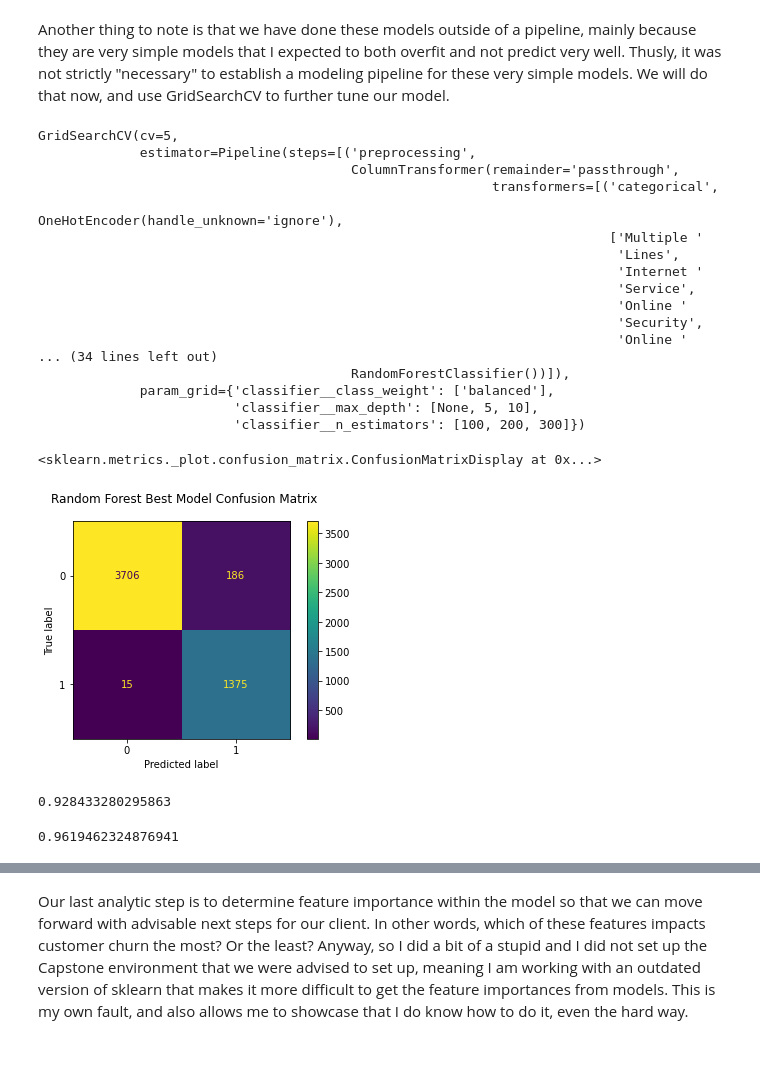
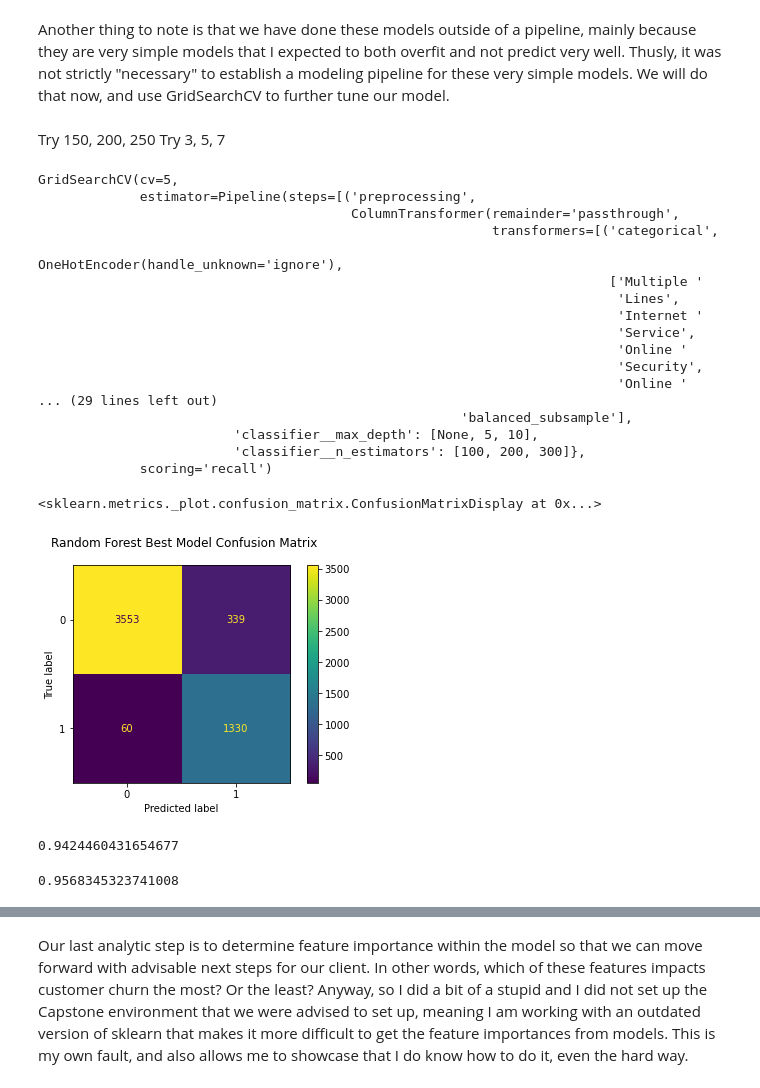
Before and after one commit to falloutb1tch/ChurnBackTime, a Jupyter notebook: Final.ipynb, the cells around one changed output, grey strips where cells are left out. Cells and saved outputs as stored; diff of their text form; code cells hidden in the pictures; blank space fills up the shorter version.

```diff
--- a/Final.ipynb
+++ b/Final.ipynb
@@ -677,12 +702,15 @@ model_pipeline = Pipeline(steps=[('preprocessing', prep_pipeline),
 param_grid = {
     'classifier__n_estimators': [100, 200, 300],
     'classifier__max_depth': [None, 5, 10],
-    'classifier__class_weight': ['balanced'],
+    'classifier__class_weight': [None, 'balanced', 'balanced_subsample']
 }
+# %% [markdown]
+Try 150, 200, 250
+Try 3, 5, 7
 # %%
-grid_search = GridSearchCV(estimator=model_pipeline, param_grid=param_grid, cv=5)
+grid_search = GridSearchCV(estimator=model_pipeline, param_grid=param_grid, cv=5, scoring='recall')
 # %%
-grid_search.fit(X_train, y_train)
+grid_search.fit(X_train, encoded_y_train)
 # %% [output]
 GridSearchCV(cv=5,
              estimator=Pipeline(steps=[('preprocessing',
@@ -696,28 +724,28 @@ GridSearchCV(cv=5,
                                                                           'Online '
                                                                           'Security',
                                                                           'Online '
-... (34 lines left out)
-                                        RandomForestClassifier())]),
-             param_grid={'classifier__class_weight': ['balanced'],
+... (29 lines left out)
+                                                      'balanced_subsample'],
                          'classifier__max_depth': [None, 5, 10],
-                         'classifier__n_estimators': [100, 200, 300]})
+                         'classifier__n_estimators': [100, 200, 300]},
+             scoring='recall')
 # %%
 fig, ax = plt.subplots()
 
 fig.suptitle("Random Forest Best Model Confusion Matrix")
 
-ConfusionMatrixDisplay(confusion_matrix(y_train, grid_search.predict(X_train))).plot(ax=ax)
+ConfusionMatrixDisplay(confusion_matrix(encoded_y_train, grid_search.predict(X_train))).plot(ax=ax)
 # %% [output]
 <sklearn.metrics._plot.confusion_matrix.ConfusionMatrixDisplay at 0x...>
-[figure, old version]
+[figure, new version]
-# %%
-cross_val_score(grid_search, X_train, y_train, cv=5).mean()
-# %% [output]
-0.928433280295863
+# %%
+grid_search.best_score_
+# %% [output]
+0.9424460431654677
 # %%
-grid_search.score(X_train, y_train)
+grid_search.score(X_train, encoded_y_train)
 # %% [output]
-0.9619462324876941
+0.9568345323741008
 # %%
 ypred_final = grid_search.predict(X_train)
 # %%
```
Also changed, not shown: parts of 27 cells of this notebook.
